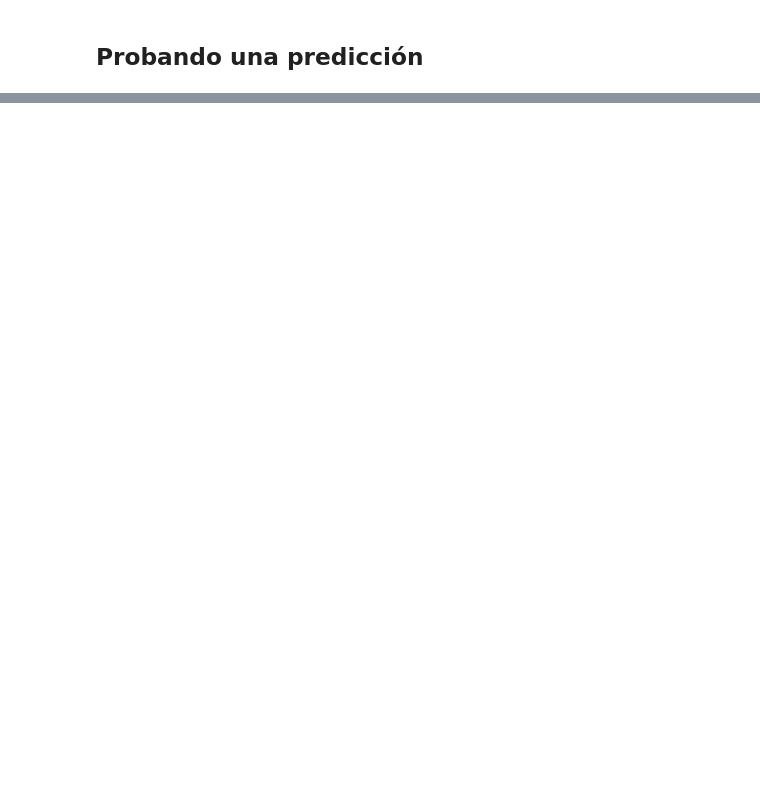
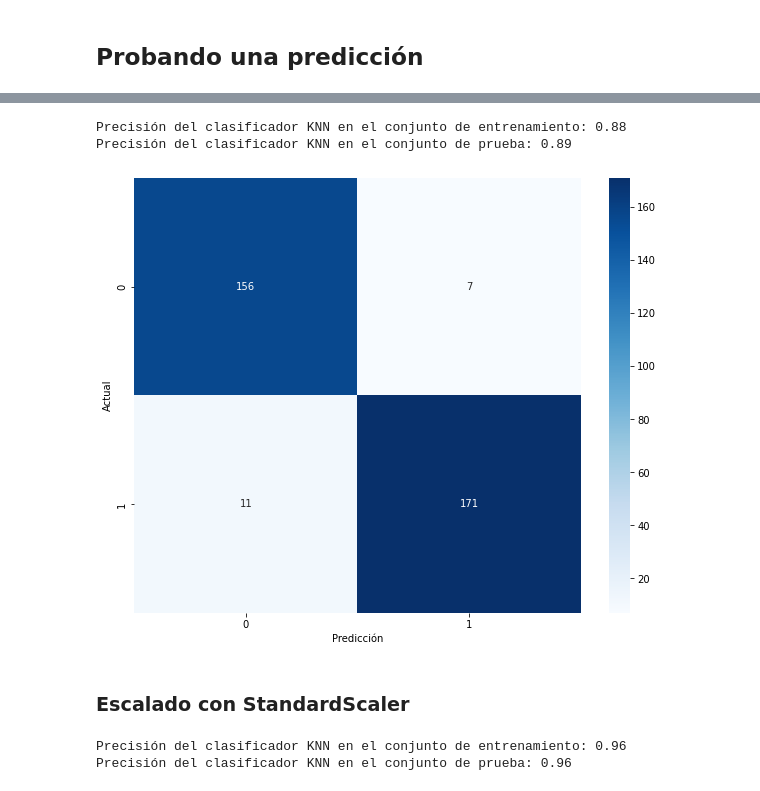
Before and after one commit to Estani94/EDA_ML_CLIMA, a Jupyter notebook: Clima.ipynb, the cells around one changed output, grey strips where cells are left out. Cells and saved outputs as stored; diff of their text form; code cells hidden in the pictures; blank space fills up the shorter version.

Commit message:
Agregando nuevos modelos

```diff
--- a/Clima.ipynb
+++ b/Clima.ipynb
@@ -511,0 +603,55 @@ Predicción: [1.]
+# %%
+#Asignamos variables a los datos de entrada y el de salida
+X = nuevo_df[['Temp_C', 'Dew Point Temp_C', 'Rel Hum_%', 'Press_kPa']].values
+y = nuevo_df['Rain'].values
+
+X_train, X_test, y_train, y_test = train_test_split(X, y, random_state=0)
+#Escalamos los datos
+scaler = RobustScaler()
+X_train = scaler.fit_transform(X_train)
+X_test = scaler.transform(X_test)
+
+#Establecemos nuestro modelo
+tree = DecisionTreeClassifier()
+tree.fit(X_train, y_train)
+print('Precisión del clasificador KNN en el conjunto de entrenamiento: {:.2f}'.format(knn.score(X_train, y_train)))
+print('Precisión del clasificador KNN en el conjunto de prueba: {:.2f}'.format(knn.score(X_test, y_test)))
+# %% [output]
+Precisión del clasificador KNN en el conjunto de entrenamiento: 0.88
+Precisión del clasificador KNN en el conjunto de prueba: 0.89
+# %%
+# Realizamos predicciones en el conjunto de prueba
+y_pred = tree.predict(X_test)
+
+# Creamos la matriz de confusión
+cm = confusion_matrix(y_test, y_pred)
+
+# Visualizamos la matriz de confusión en un mapa de calor
+plt.figure(figsize=(10,8))
+sns.heatmap(cm, annot=True, fmt='d', cmap='Blues')
+plt.xlabel('Predicción')
+plt.ylabel('Actual')
+plt.show()
+# %% [output]
+[figure, added]
+# %% [markdown]
+### Escalado con StandardScaler
+# %%
+#Asignamos variables a los datos de entrada y el de salida
+X = nuevo_df[['Temp_C', 'Dew Point Temp_C', 'Rel Hum_%', 'Press_kPa']].values
+y = nuevo_df['Rain'].values
+
+X_train, X_test, y_train, y_test = train_test_split(X, y, random_state=0)
+#Escalamos los datos
+scaler = StandardScaler()
+X_train = scaler.fit_transform(X_train)
+X_test = scaler.transform(X_test)
+
+#Establecemos nuestro modelo
+tree = DecisionTreeClassifier()
+tree.fit(X_train, y_train)
+print('Precisión del clasificador KNN en el conjunto de entrenamiento: {:.2f}'.format(knn.score(X_train, y_train)))
+print('Precisión del clasificador KNN en el conjunto de prueba: {:.2f}'.format(knn.score(X_test, y_test)))
+# %% [output]
+Precisión del clasificador KNN en el conjunto de entrenamiento: 0.96
+Precisión del clasificador KNN en el conjunto de prueba: 0.96
```
Also changed, not shown: parts of 23 cells of this notebook.
